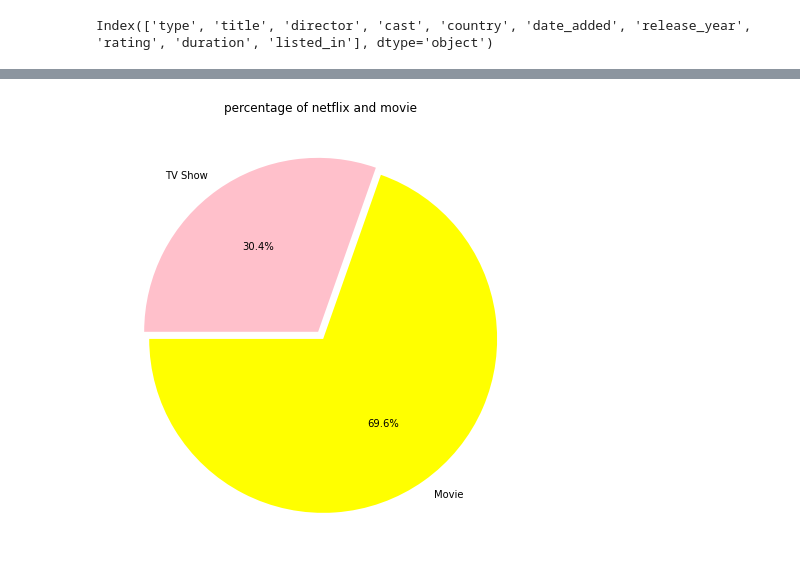
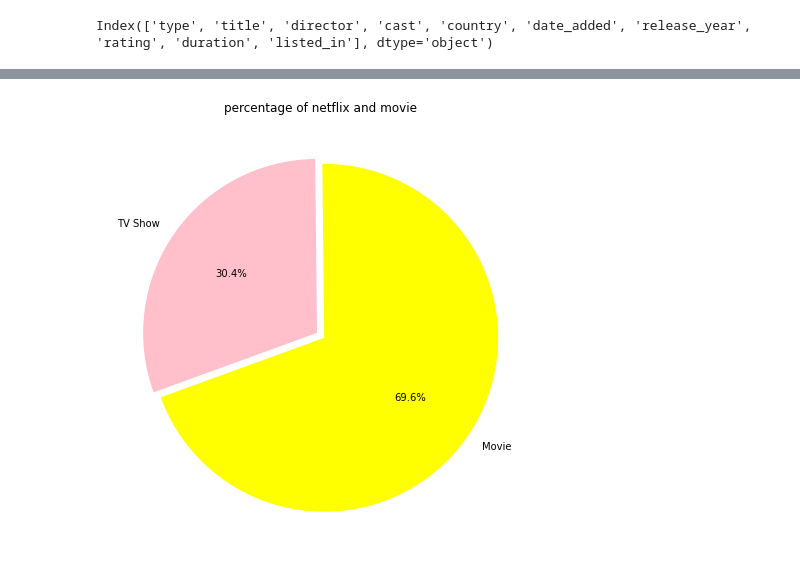
Before and after one commit to tosif91/machine_learning, a Jupyter notebook: basics/Netflix_EDA.ipynb, the cells around one changed output, grey strips where cells are left out. Cells and saved outputs as stored; diff of their text form; code cells hidden in the pictures.

Commit message:
add new data

```diff
--- a/basics/Netflix_EDA.ipynb
+++ b/basics/Netflix_EDA.ipynb
@@ -377,12 +375,12 @@ df.head()
 # %%
 plt.figure(figsize=(15,8))
 
 
 plt.title('percentage of netflix and movie')
 
-data=plt.pie(df.type.value_counts(),explode=(0.025,0.025),# "explode it is use to gape in nt and mv"
-labels=df.type.value_counts().index, colors=['yellow','pink'],autopct='%1.1f%%', startangle=180)
+imformation=plt.pie(df.type.value_counts(),explode=(0.025,0.025),# "explode it is use to gape in nt and mv"
+labels=df.type.value_counts().index, colors=['yellow','pink'],autopct='%1.1f%%', startangle=200)
 
 # its your choice to give the color otherwise its automaticaly show ramdom color
 # %% [output]
-[figure, old version]
+[figure, new version]
```
Also changed, not shown: parts of 3 cells of this notebook.
